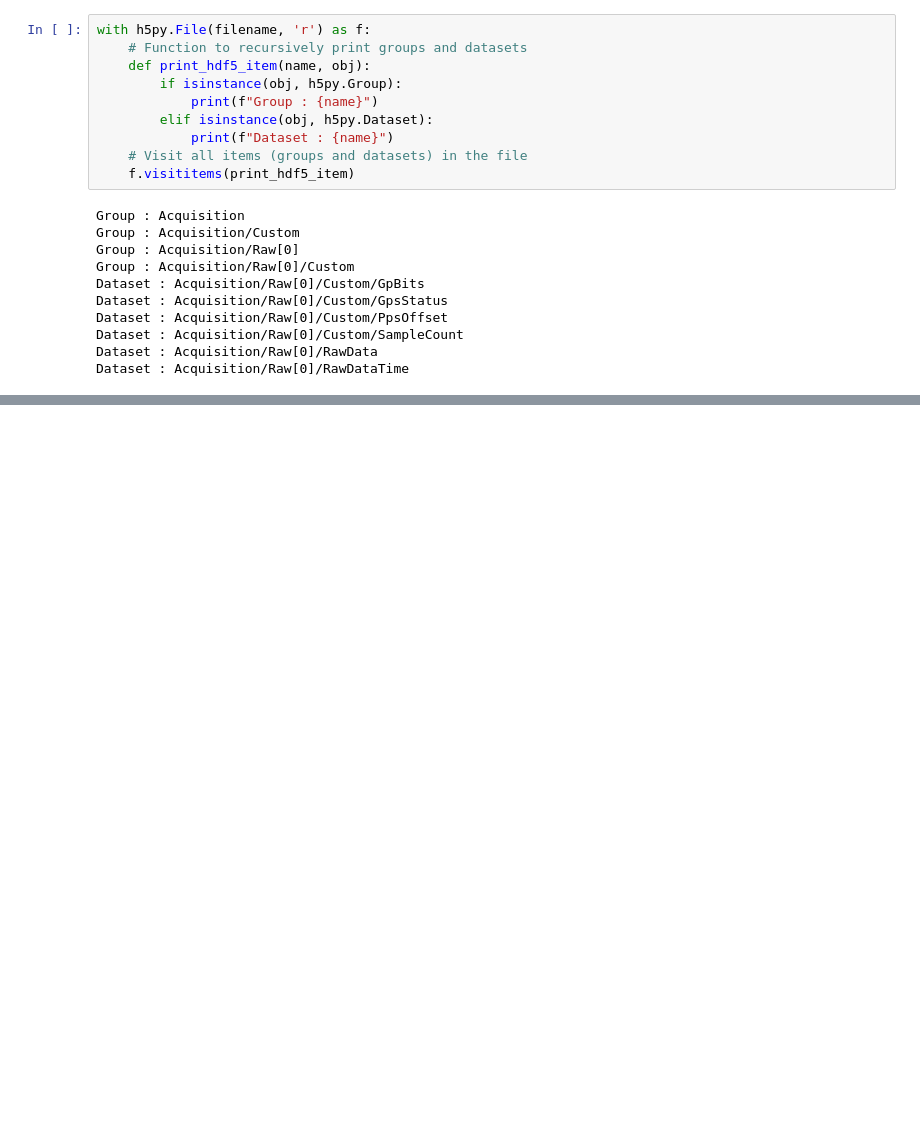
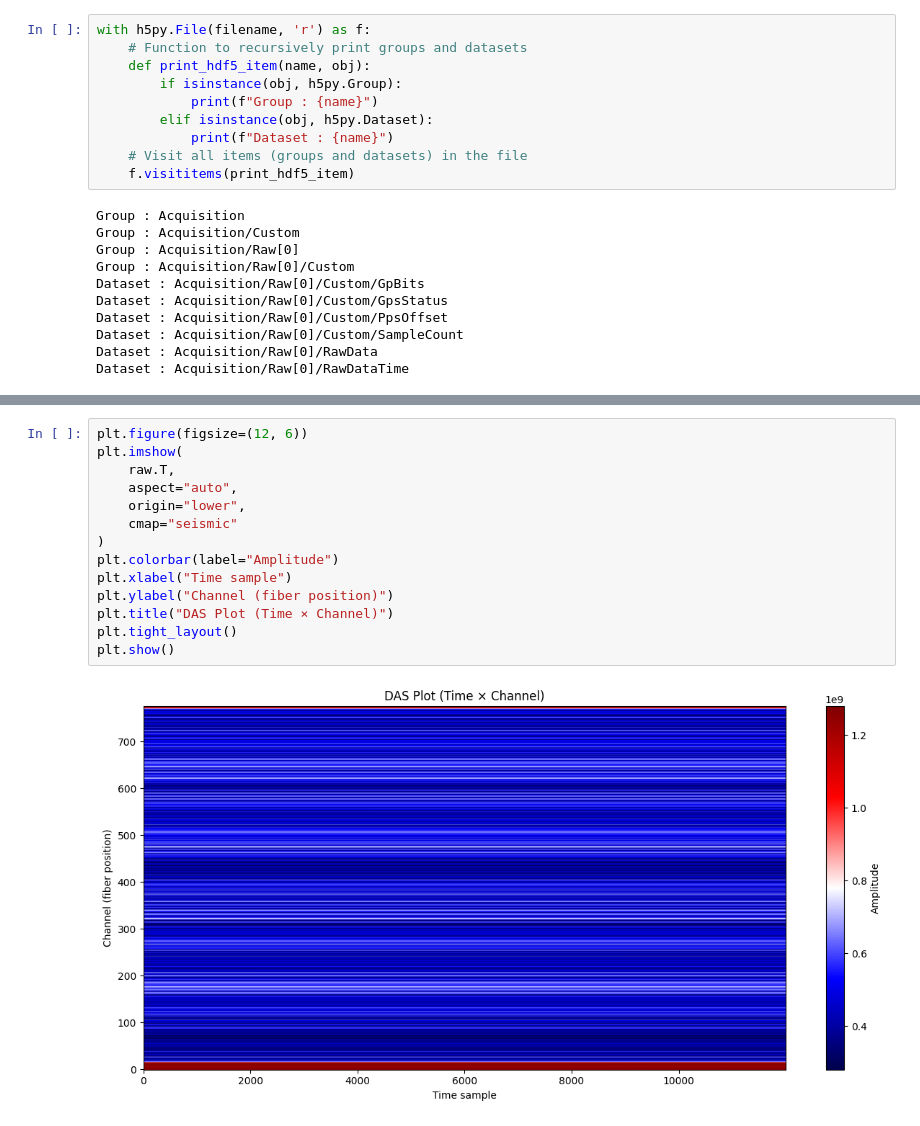
Before and after one commit to nfarisha/DAS-Forge, a Jupyter notebook: read-h5.ipynb, the cells around one changed output, grey strips where cells are left out. Drawn from its saved outputs; the diff is of its cells as text; blank space fills up the shorter version.

```diff
--- a/read-h5.ipynb
+++ b/read-h5.ipynb
@@ -81,0 +117,16 @@ Dataset : Acquisition/Raw[0]/RawDataTime
+# %%
+plt.figure(figsize=(12, 6))
+plt.imshow(
+    raw.T,
+    aspect="auto",
+    origin="lower",
+    cmap="seismic"
+)
+plt.colorbar(label="Amplitude")
+plt.xlabel("Time sample")
+plt.ylabel("Channel (fiber position)")
+plt.title("DAS Plot (Time × Channel)")
+plt.tight_layout()
+plt.show()
+# %% [output]
+[figure, added]
```
Also changed, not shown: parts of 7 cells of this notebook.
